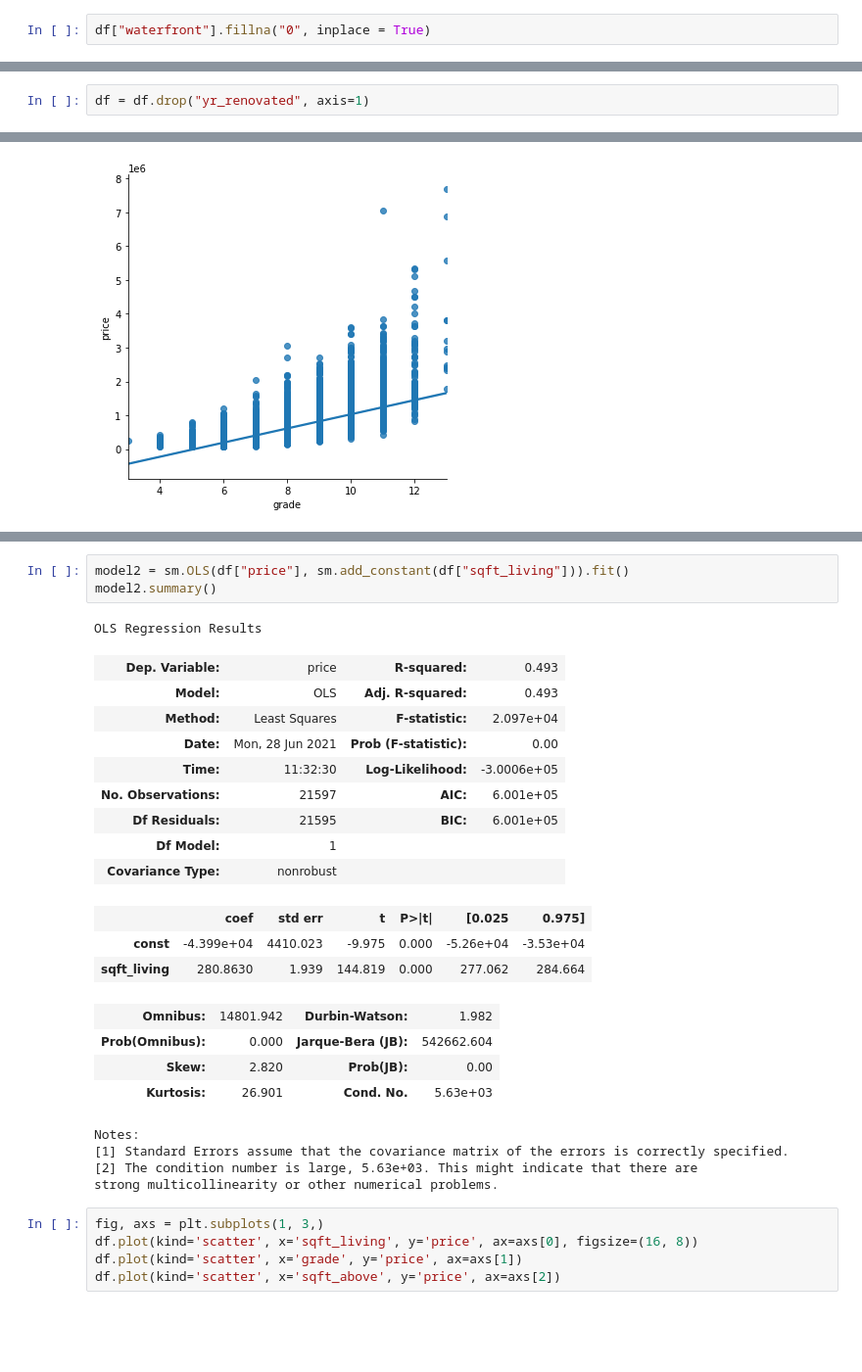
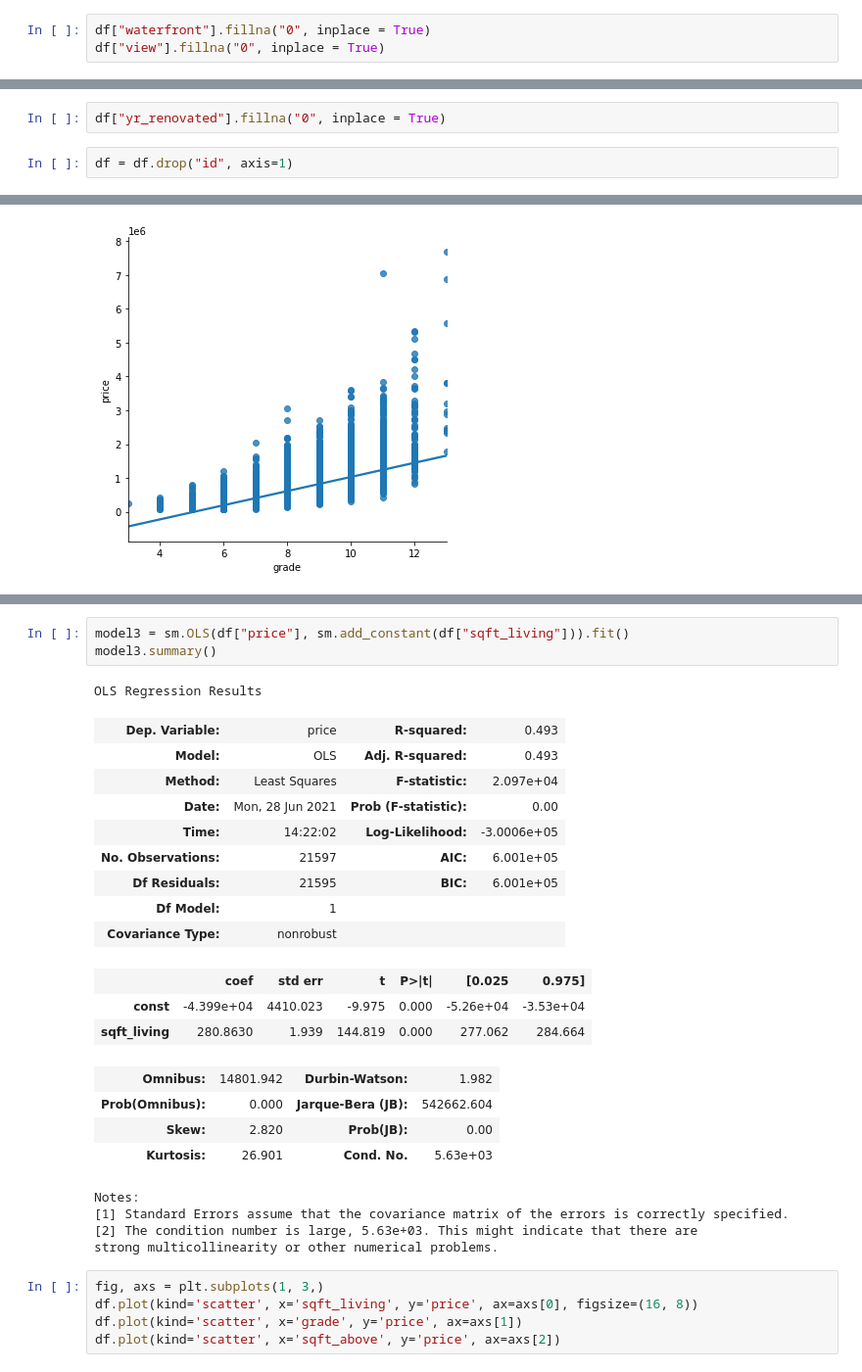
Before and after one commit to jnhoogstra/bsc-phase-two-project, a Jupyter notebook: notebooks/exploratory/lorin/Housing data.ipynb, the cells around one changed output, grey strips where cells are left out. Shown: that part at 98% size. Cells and saved outputs as stored; diff of their text form; blank space fills up the shorter version.

Commit message:
more models

```diff
--- a/notebooks/exploratory/lorin/Housing data.ipynb
+++ b/notebooks/exploratory/lorin/Housing data.ipynb
@@ -54,6 +54,7 @@ sqft_lot15          0
 dtype: int64
 # %%
 df["waterfront"].fillna("0", inplace = True)
+df["view"].fillna("0", inplace = True)
 # %%
 df.isna().sum()
 # %% [output]
@@ -74,8 +75,10 @@ long                0
 sqft_living15       0
 sqft_lot15          0
 dtype: int64
+# %%
+df["yr_renovated"].fillna("0", inplace = True)
 # %%
-df = df.drop("yr_renovated", axis=1)
+df = df.drop("id", axis=1)
 # %%
 df.corr()
 # %% [output]
@@ -205,15 +206,15 @@ Notes:
 [1] R² is computed without centering (uncentered) since the model does not contain a constant.
 [2] Standard Errors assume that the covariance matrix of the errors is correctly specified.
 # %%
-model2 = sm.OLS(df["price"], sm.add_constant(df["sqft_living"])).fit()
-model2.summary()
+model3 = sm.OLS(df["price"], sm.add_constant(df["sqft_living"])).fit()
+model3.summary()
 # %% [output]
 OLS Regression Results
 | Dep. Variable: | price | R-squared: | 0.493 |
 | Model: | OLS | Adj. R-squared: | 0.493 |
 | Method: | Least Squares | F-statistic: | 2.097e+04 |
 | Date: | Mon, 28 Jun 2021 | Prob (F-statistic): | 0.00 |
-| Time: | 11:32:30 | Log-Likelihood: | -3.0006e+05 |
+| Time: | 14:22:02 | Log-Likelihood: | -3.0006e+05 |
 | No. Observations: | 21597 | AIC: | 6.001e+05 |
 | Df Residuals: | 21595 | BIC: | 6.001e+05 |
 | Df Model: | 1 |  |  |
```
Also changed, not shown: parts of 27 cells of this notebook.
